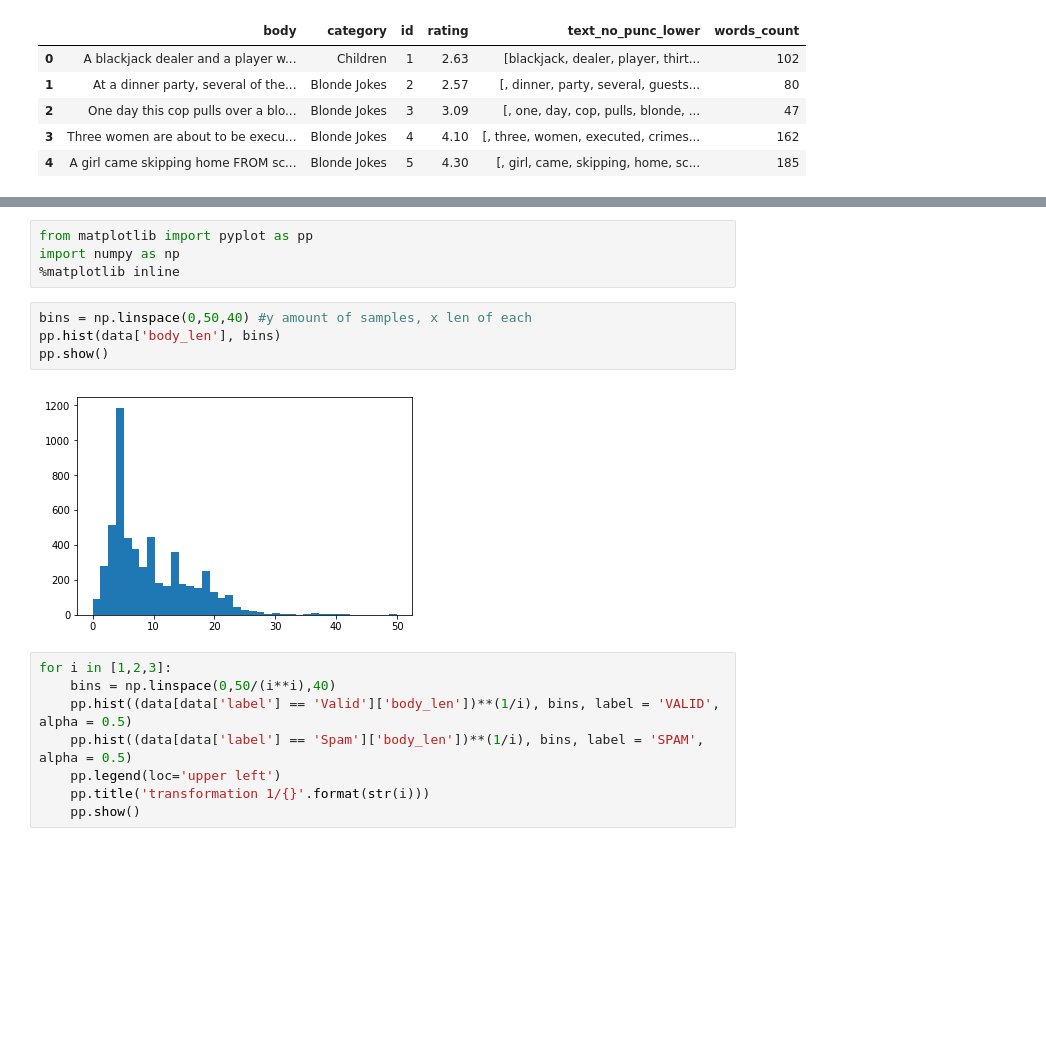
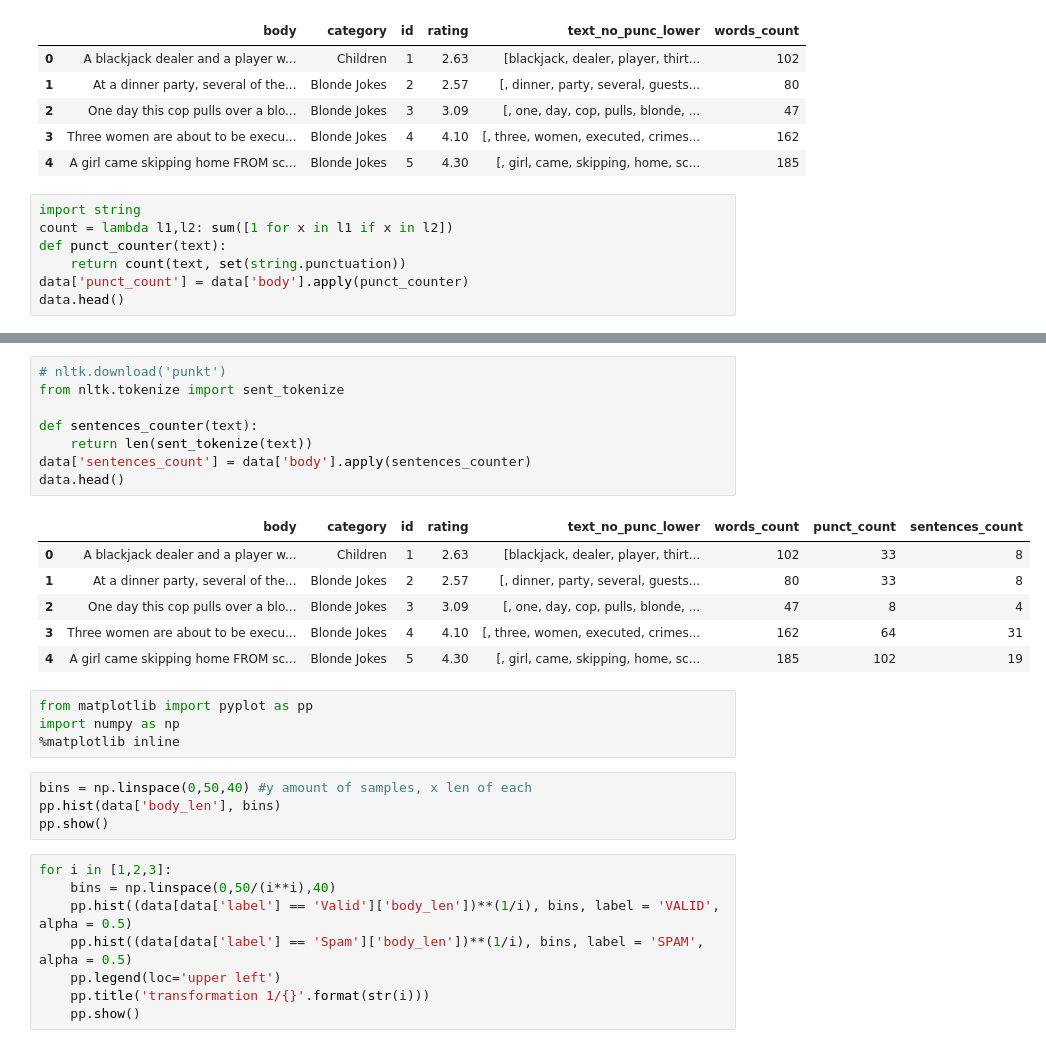
Before and after one commit to Galzi1/JokesTextMining, a Jupyter notebook: PipeLine.ipynb, the cells around one changed output, grey strips where cells are left out. Drawn from its saved outputs; the diff is of its cells as text; blank space fills up the shorter version.

Commit message:
Added features: punctuations count and sentences count

```diff
--- a/PipeLine.ipynb
+++ b/PipeLine.ipynb
@@ -74,3 +77,10 @@ data.head()
 | 2 | One day this cop pulls over a blo... | Blonde Jokes | 3 | 3.09 | [, one, day, cop, pulls, blonde, ... | 47 |
 | 3 | Three women are about to be execu... | Blonde Jokes | 4 | 4.10 | [, three, women, executed, crimes... | 162 |
 | 4 | A girl came skipping home FROM sc... | Blonde Jokes | 5 | 4.30 | [, girl, came, skipping, home, sc... | 185 |
+# %%
+import string
+count = lambda l1,l2: sum([1 for x in l1 if x in l2])
+def punct_counter(text):
+    return count(text, set(string.punctuation))
+data['punct_count'] = data['body'].apply(punct_counter)
+data.head()
@@ -77,3 +94,18 @@ data.head()
+# %%
+# nltk.download('punkt')
+from nltk.tokenize import sent_tokenize
+
+def sentences_counter(text):
+    return len(sent_tokenize(text))
+data['sentences_count'] = data['body'].apply(sentences_counter)
+data.head()
+# %% [output]
+|  | body | category | id | rating | text_no_punc_lower | words_count | punct_count | sentences_count |
+| 0 | A blackjack dealer and a player w... | Children | 1 | 2.63 | [blackjack, dealer, player, thirt... | 102 | 33 | 8 |
+| 1 | At a dinner party, several of the... | Blonde Jokes | 2 | 2.57 | [, dinner, party, several, guests... | 80 | 33 | 8 |
+| 2 | One day this cop pulls over a blo... | Blonde Jokes | 3 | 3.09 | [, one, day, cop, pulls, blonde, ... | 47 | 8 | 4 |
+| 3 | Three women are about to be execu... | Blonde Jokes | 4 | 4.10 | [, three, women, executed, crimes... | 162 | 64 | 31 |
+| 4 | A girl came skipping home FROM sc... | Blonde Jokes | 5 | 4.30 | [, girl, came, skipping, home, sc... | 185 | 102 | 19 |
 # %%
 from matplotlib import pyplot as pp
 import numpy as np
@@ -82,8 +114,6 @@ import numpy as np
 bins = np.linspace(0,50,40) #y amount of samples, x len of each
 pp.hist(data['body_len'], bins)
 pp.show()
-# %% [output]
-[figure, removed]
 # %%
 for i in [1,2,3]:
     bins = np.linspace(0,50/(i**i),40)
```
Also changed, not shown: parts of 2 cells of this notebook, 2 other files.
